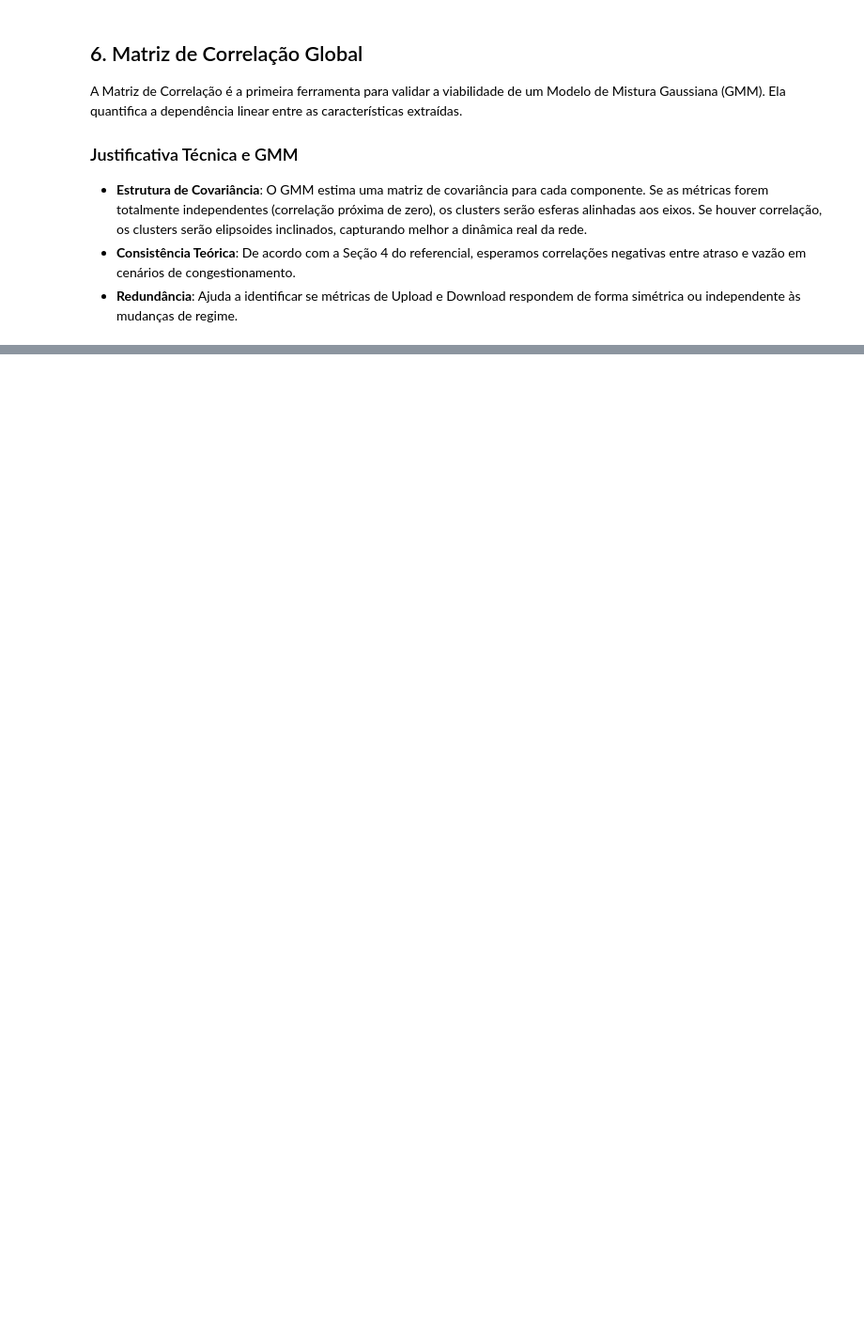
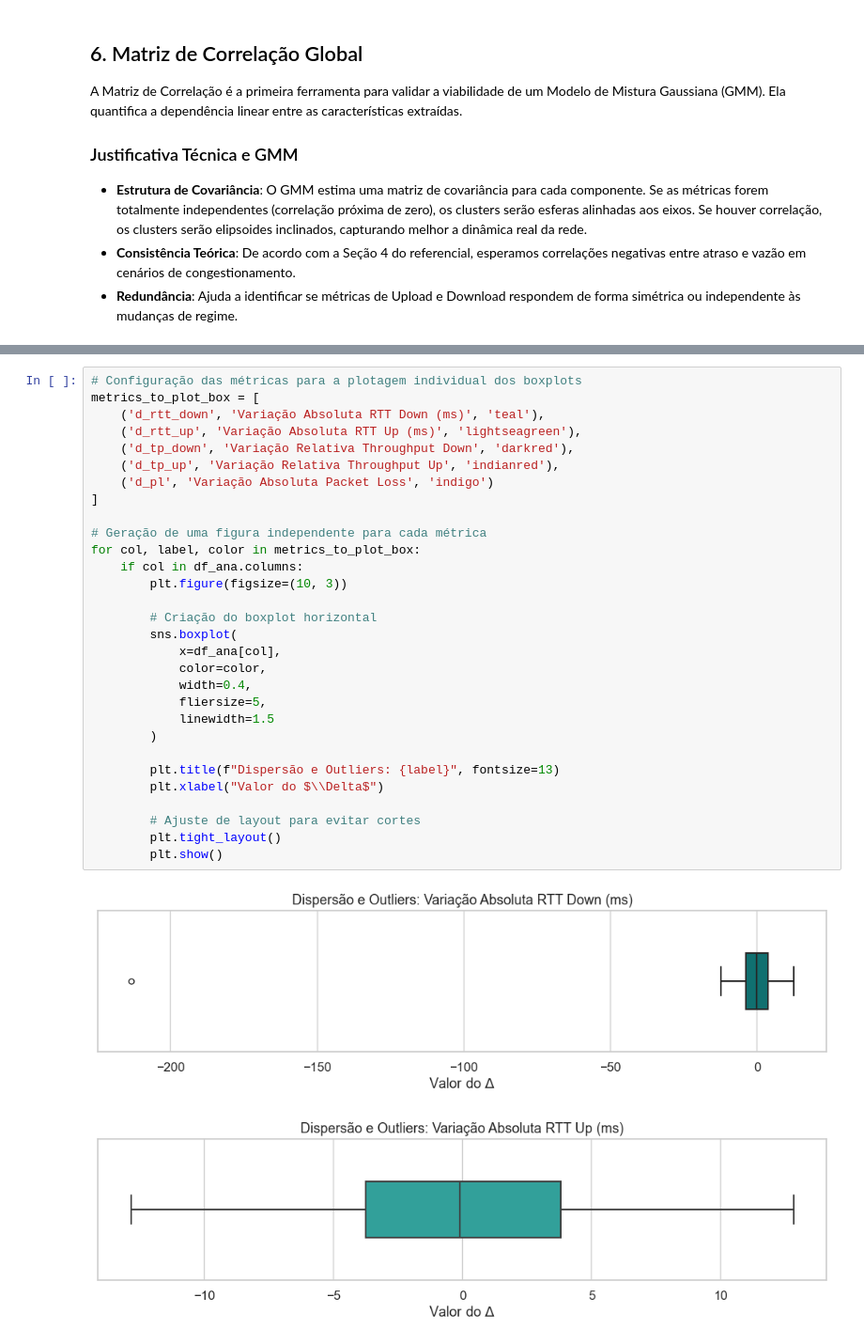
Before and after one commit to lhscaldas/Mestrado, a Jupyter notebook: features_analysis.ipynb, the cells around one changed output, grey strips where cells are left out. Shown at 94% size. Saved outputs shown, nothing was run; the diff lists cells and outputs as text; blank space fills up the shorter version.

```diff
--- a/features_analysis.ipynb
+++ b/features_analysis.ipynb
@@ -238,0 +288,33 @@ Correlação RTT Up vs TP Up:     -0.0441
+# %%
+# Configuração das métricas para a plotagem individual dos boxplots
+metrics_to_plot_box = [
+    ('d_rtt_down', 'Variação Absoluta RTT Down (ms)', 'teal'),
+    ('d_rtt_up', 'Variação Absoluta RTT Up (ms)', 'lightseagreen'),
+    ('d_tp_down', 'Variação Relativa Throughput Down', 'darkred'),
+    ('d_tp_up', 'Variação Relativa Throughput Up', 'indianred'),
+    ('d_pl', 'Variação Absoluta Packet Loss', 'indigo')
+]
+
+# Geração de uma figura independente para cada métrica
+for col, label, color in metrics_to_plot_box:
+    if col in df_ana.columns:
+        plt.figure(figsize=(10, 3))
+
+        # Criação do boxplot horizontal
+        sns.boxplot(
+            x=df_ana[col],
+            color=color,
+            width=0.4,
+            fliersize=5,
+            linewidth=1.5
+        )
+
+        plt.title(f"Dispersão e Outliers: {label}", fontsize=13)
+        plt.xlabel("Valor do $\\Delta$")
+
+        # Ajuste de layout para evitar cortes
+        plt.tight_layout()
+        plt.show()
+# %% [output]
+[figure, added]
+[figure, added]
```
Also changed, not shown: parts of 13 cells of this notebook, 3 other files.
